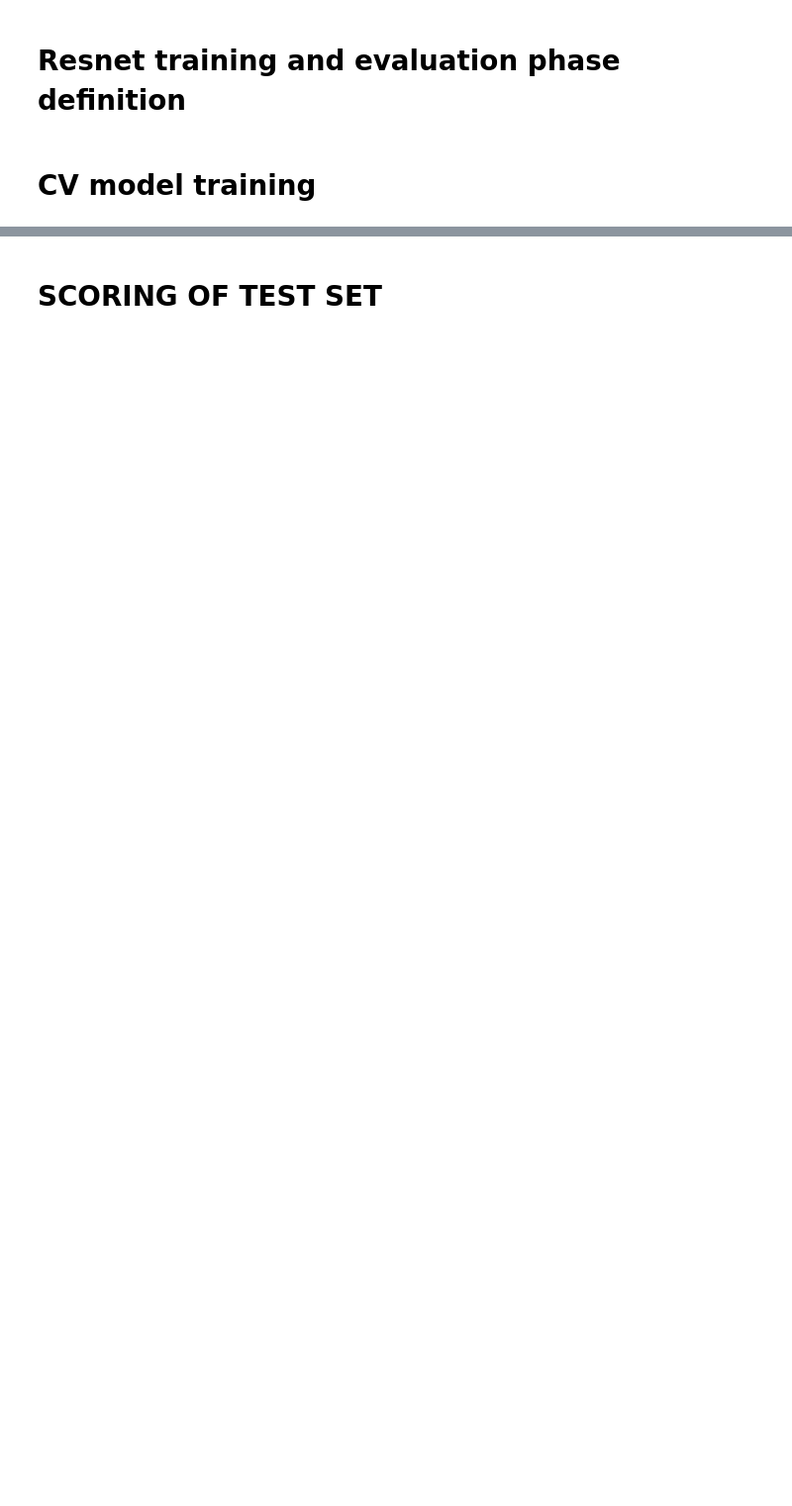
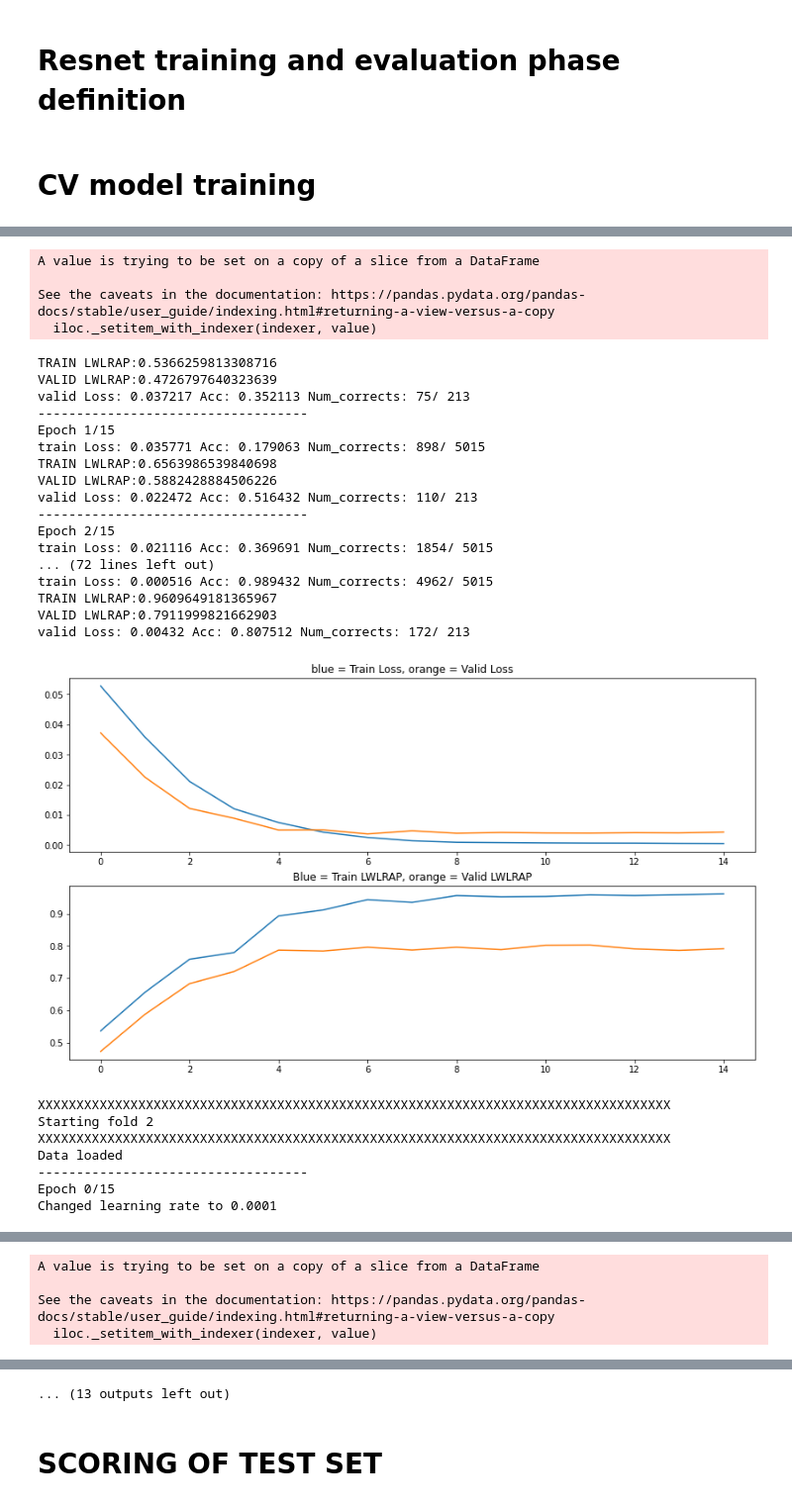
Before and after one commit to pacaklu/Kaggle_-Rainforest_audio, a Jupyter notebook: spectogram_classification.ipynb, the cells around one changed output, grey strips where cells are left out. Shown at 99% size. Drawn from its saved outputs; the diff is of its cells as text; code cells hidden in the pictures; blank space fills up the shorter version.

```diff
--- a/spectogram_classification.ipynb
+++ b/spectogram_classification.ipynb
@@ -248,7 +274,7 @@ def train_model(model, criterion, optimizer, curr_fold, num_epochs, change_lr, e
         fig, axs = plt.subplots(2, figsize=(14,8))
         axs[0].plot(train_loss)
         axs[0].plot(valid_loss)
-        axs[0].set_title('blue = Train BCE, orange = Valid Bce')
+        axs[0].set_title('blue = Train Loss, orange = Valid Loss')
 
         axs[1].plot(train_LWLRAP)
         axs[1].plot(valid_LWLRAP)
@@ -262,7 +288,7 @@ path_train = "E:\\kaggle_data\\spectograms\\train_full"
 evaluate_path = "E:\\kaggle_data\\spectograms\\valid_full"
 num_classes=24
 
-n_splits = 4
+n_splits = 5
 cross_val = StratifiedKFold(n_splits= n_splits, shuffle=True, random_state = 10)
 
 valid_acc = []
@@ -296,7 +322,8 @@ for train_indexes, valid_indexes in cross_val.split(files['recording_id'], files
     loss_function = FocalLoss()
     loss_function = loss_function.cuda()
 
-    lwlrap = train_model(model_ft, loss_function, optimizer, i, 12, lr_decay ,evaluate_fake = True)
+    lwlrap = train_model(model_ft, loss_function, optimizer, i, 15, lr_decay ,evaluate_fake = True)
     #valid_acc.append(acc)
     valid_lwlrap.append(lwlrap)
     i = i+1
+# %% [output]
@@ -302,0 +338,29 @@ for train_indexes, valid_indexes in cross_val.split(files['recording_id'], files
+A value is trying to be set on a copy of a slice from a DataFrame
+
+See the caveats in the documentation: https://pandas.pydata.org/pandas-docs/stable/user_guide/indexing.html#returning-a-view-versus-a-copy
+  iloc._setitem_with_indexer(indexer, value)
+TRAIN LWLRAP:0.5366259813308716
+VALID LWLRAP:0.4726797640323639
+valid Loss: 0.037217 Acc: 0.352113 Num_corrects: 75/ 213
+-----------------------------------
+Epoch 1/15
+train Loss: 0.035771 Acc: 0.179063 Num_corrects: 898/ 5015
+TRAIN LWLRAP:0.6563986539840698
+VALID LWLRAP:0.5882428884506226
+valid Loss: 0.022472 Acc: 0.516432 Num_corrects: 110/ 213
+-----------------------------------
+Epoch 2/15
+train Loss: 0.021116 Acc: 0.369691 Num_corrects: 1854/ 5015
+... (72 lines left out)
+train Loss: 0.000516 Acc: 0.989432 Num_corrects: 4962/ 5015
+TRAIN LWLRAP:0.9609649181365967
+VALID LWLRAP:0.7911999821662903
+valid Loss: 0.00432 Acc: 0.807512 Num_corrects: 172/ 213
+[figure, added]
+XXXXXXXXXXXXXXXXXXXXXXXXXXXXXXXXXXXXXXXXXXXXXXXXXXXXXXXXXXXXXXXXXXXXXXXXXXXXXXXXXX
+Starting fold 2
+XXXXXXXXXXXXXXXXXXXXXXXXXXXXXXXXXXXXXXXXXXXXXXXXXXXXXXXXXXXXXXXXXXXXXXXXXXXXXXXXXX
+Data loaded
+-----------------------------------
+Epoch 0/15
+Changed learning rate to 0.0001
@@ -302,0 +368,4 @@ for train_indexes, valid_indexes in cross_val.split(files['recording_id'], files
+A value is trying to be set on a copy of a slice from a DataFrame
+
+See the caveats in the documentation: https://pandas.pydata.org/pandas-docs/stable/user_guide/indexing.html#returning-a-view-versus-a-copy
+  iloc._setitem_with_indexer(indexer, value)
@@ -303,3 +398,4 @@ for train_indexes, valid_indexes in cross_val.split(files['recording_id'], files
+... (13 outputs left out)
 # %% [markdown]
 # SCORING OF TEST SET
 # %%
```
Also changed, not shown: parts of 10 cells of this notebook, 1 other file.
